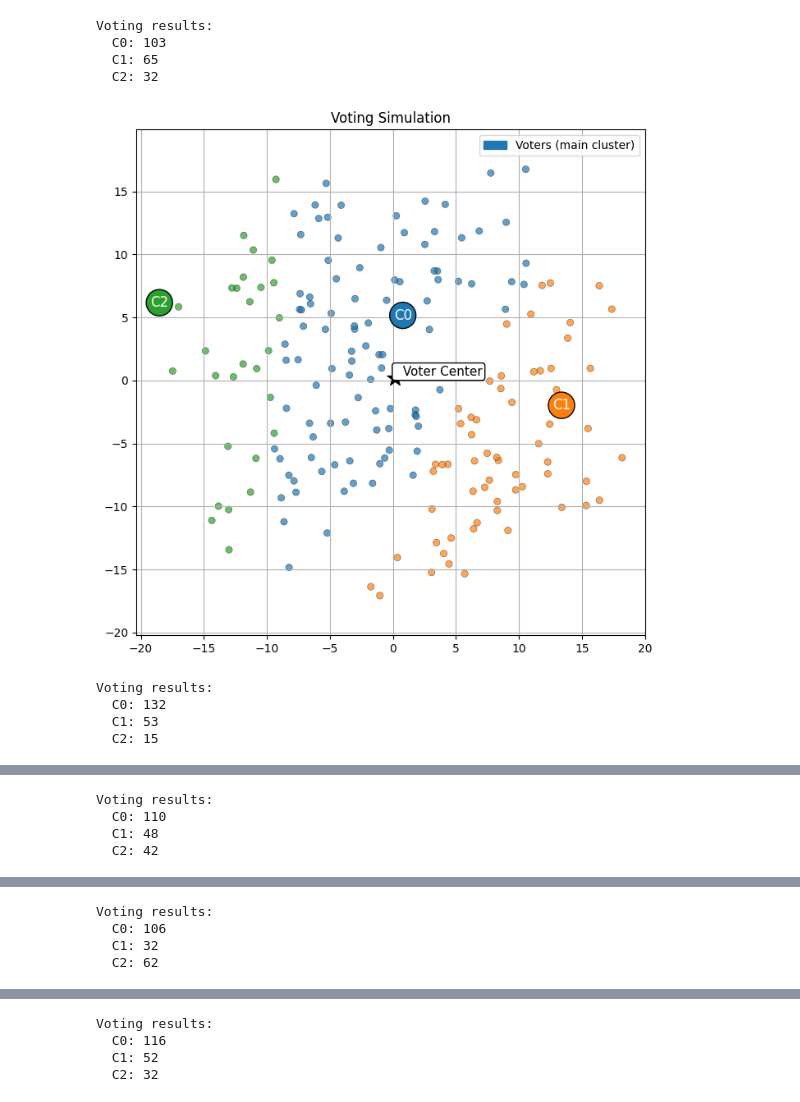
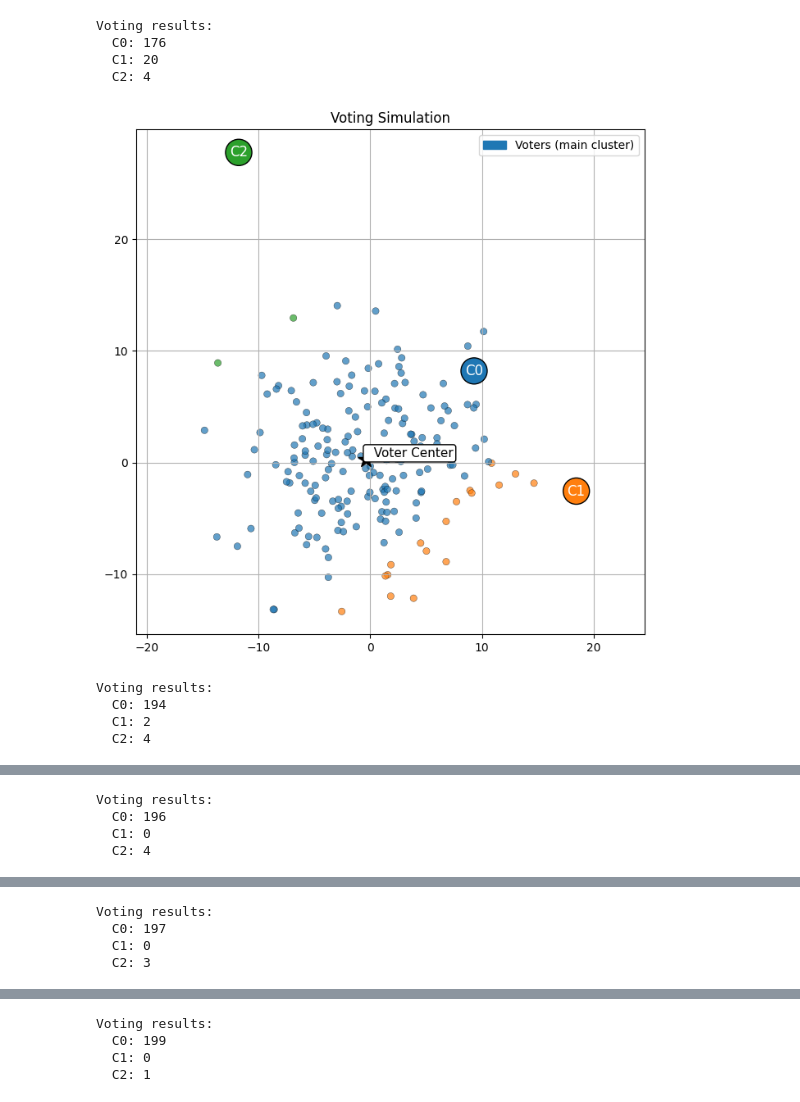
Before and after one commit to TabNahida/BallotSim, a Jupyter notebook: Simulate_v2.ipynb, the cells around one changed output, grey strips where cells are left out. Cells and saved outputs as stored; diff of their text form; code cells hidden in the pictures.

```diff
--- a/Simulate_v2.ipynb
+++ b/Simulate_v2.ipynb
@@ -22,22 +22,22 @@ Voting results:
 # %%
 for i in range(5):
     for j in range(5):
         sim.execute(probabilistic_move_towards_winner, fraction=0.2)
-        sim.propose(candidate_random_walk, step_size=2.0)
-    sim.propose(evolve_away_from_voter_center, fraction=0.2)
+        sim.propose(winner_random_walk, step_size=2.0)
+    sim.propose(winner_move_away_from_voter_center, fraction=0.2)
     for j in range(5):
         sim.execute(probabilistic_move_towards_winner, fraction=0.2)
-        sim.propose(candidate_random_walk, step_size=2.0)
+        sim.propose(winner_random_walk, step_size=2.0)
     sim.vote()
     sim.get_result()
     sim.plot()
 # %% [output]
 Voting results:
-  C0: 103
-  C1: 65
-  C2: 32
+  C0: 176
+  C1: 20
+  C2: 4
-[figure, old version]
+[figure, new version]
 Voting results:
-  C0: 132
-  C1: 53
-  C2: 15
+  C0: 194
+  C1: 2
+  C2: 4
@@ -45,4 +45,4 @@ Voting results:
 Voting results:
-  C0: 110
-  C1: 48
-  C2: 42
+  C0: 196
+  C1: 0
+  C2: 4
@@ -50,4 +50,4 @@ Voting results:
 Voting results:
-  C0: 106
-  C1: 32
-  C2: 62
+  C0: 197
+  C1: 0
+  C2: 3
@@ -55,4 +55,4 @@ Voting results:
 Voting results:
-  C0: 116
-  C1: 52
-  C2: 32
+  C0: 199
+  C1: 0
+  C2: 1
```
Also changed, not shown: parts of 3 cells of this notebook, 1 other file.
